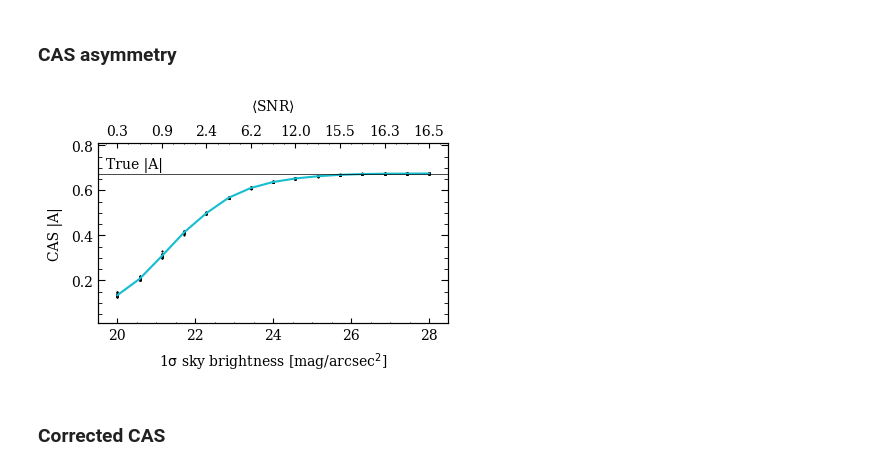
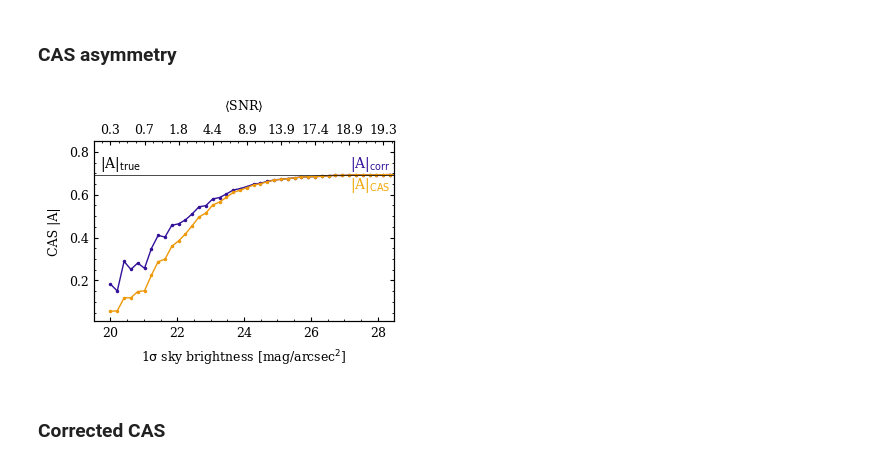
Before and after one commit to astro-nova/asymmetry, a Jupyter notebook: 10 Asymmetry Series - Final.ipynb, the cells around one changed output. Drawn from its saved outputs; the diff is of its cells as text; code cells hidden in the pictures.

Commit message:
asym series plot

```diff
--- a/10 Asymmetry Series - Final.ipynb
+++ b/10 Asymmetry Series - Final.ipynb
@@ -247,9 +247,9 @@ def get_asymmetry_measurements(img_obs, pxscale, ap_frac=1.5):
 # %% [markdown]
 ### Real asymmetry
 # %%
-ap_frac=2
-a_cas_real, _ = get_asymmetry(image_perfect, ap_frac*r_pet/perfect_pxscale, a_type='cas', sky_type='annulus', bg_corr='residual', sky_annulus=[2, 3])
-a_sq_real, xc = get_asymmetry(image_perfect, ap_frac*r_pet/perfect_pxscale, a_type='squared', sky_type='annulus', bg_corr='full', sky_annulus=[2, 3])
+ap_frac=1.5
+a_cas_real, _ = get_asymmetry(image_perfect, ap_frac*r_pet/perfect_pxscale, a_type='cas', sky_type='annulus', bg_corr='residual', sky_annulus=[2.5/ap_frac, 3/ap_frac])
+a_sq_real, xc = get_asymmetry(image_perfect, ap_frac*r_pet/perfect_pxscale, a_type='squared', sky_type='annulus', bg_corr='full', sky_annulus=[2.5/ap_frac, 3/ap_frac])
 
 print(a_cas_real, a_sq_real)
 # %% [output]
@@ -262,7 +262,7 @@ We use the same set-up as for all other tests, but for these test series, only t
 * Generate a galaxy with the perfect pixel scale, no PSF
 * Generate 5 noise iterations each time
 # %%
-sky_mags = np.linspace(20, 28, 15)
+sky_mags = np.linspace(20, 30, 50)
 n_sims = 10
 
 dicts = []
@@ -270,13 +270,13 @@ imgs_snr = []
 
 for mag in tqdm(sky_mags):
     for n in range(n_sims):
-        img_noisy, sky_flux = sky_noise(img_perfect, sky_mag=mag, pixel_scale=perfect_pxscale, rms_noise=True)
+        img_noisy, sky_flux = sky_noise(np.abs(image_psf), sky_mag=mag, pxscale=perfect_pxscale, rms_noise=True)
         out = get_asymmetry_measurements(img_noisy, perfect_pxscale)
 
         # Get SNR/pixel
-        noise_arr = np.sqrt( (img_perfect) + sky_flux**2 )
+        noise_arr = np.sqrt( (image_psf) + sky_flux**2 )
         ap = aperture.CircularAperture(xc, ap_frac*r_pet/perfect_pxscale)
-        snr = ap.do_photometry(img_noisy)[0][0]/ap.do_photometry(noise_arr)[0][0]
+        snr = ap.do_photometry(image_psf/noise_arr)[0][0]/ap.area
 
         out['mag'] = mag
         out['n'] = n
@@ -288,41 +288,45 @@ sky_mags_df = pd.DataFrame(dicts)
 # %% [markdown]
 ### CAS asymmetry
 # %%
-plt.rcParams['font.size'] = 10
-plt.rcParams['xtick.minor.size'] = 1.5
-plt.rcParams['ytick.minor.size'] = 1.5
+# plt.rcParams['font.size'] = 10
+# plt.rcParams['xtick.minor.size'] = 1.5
+# plt.rcParams['ytick.minor.size'] = 1.5
 # %%
-plt.figure(figsize=(3.5,1.8))
+plt.figure(figsize=(3,1.8))
 ax = plt.axes()
 ax_snr = ax.twiny()
 
 # Data points
-ax.scatter(sky_mags_df.mag, sky_mags_df.a_cas, color='k', s=10)
+ax.plot(sky_mags_df.mag, sky_mags_df.a_cas_cor, '.-', color='#319', ms=3, lw=1)
+ax.plot(sky_mags_df.mag, sky_mags_df.a_cas, '.-', color='#EE990A', ms=3, lw=1)
 
 # Median
-qs = sky_mags_df.groupby(by='mag').quantile(q=[0.16, 0.5, 0.84])
-ax.plot(sky_mags, qs.xs(0.5, level=1).a_cas, color='C9')
-ax.fill_between(sky_mags, qs.xs(0.16, level=1).a_cas, qs.xs(0.84, level=1).a_cas, color='C9', alpha=0.2)
+# qs = sky_mags_df.groupby(by='mag').quantile(q=[0.16, 0.5, 0.84])
+# ax.plot(sky_mags, qs.xs(0.5, level=1).a_cas, color='C9')
+# ax.fill_between(sky_mags, qs.xs(0.16, level=1).a_cas, qs.xs(0.84, level=1).a_cas, color='C9', alpha=0.2)
 ax.axhline(a_cas_real, color='k', lw=0.5)
 
 # Annotations
-ax.annotate('True |A|', xy=(19.7, a_cas_real+0.005), size=10, ha='left', va='bottom')
+ax.annotate(r'|A|$_{true}$', xy=(19.7, a_cas_real+0.005), size=10, ha='left', va='bottom')
+ax.annotate(r'|A|$_{corr}$', xy=(28.4, a_cas_real+0.005), size=10, ha='right', va='bottom', color='#319')
+ax.annotate(r'|A|$_{CAS}$', xy=(28.4, a_cas_real-0.005), size=10, ha='right', va='top', color='#eeaa0A')
+
 
 # SNR ticks
-ax_snr.set_xticks(sky_mags[::2])
-ax_snr.set_xticklabels([f'{x:0.1f}' for x in sky_mags_df.snr[::40]])
+ax_snr.set_xticks(sky_mags[::5])
+ax_snr.set_xticklabels([f'{x:0.1f}' for x in sky_mags_df.snr[::5]])
 
 # Limits
 ax.set_xlim(19.51, 28.49)
 ax_snr.set_xlim(19.51, 28.49)
-ax.set_ylim(0.01, 0.81)
+ax.set_ylim(0.01, 0.85)
 ax.set_ylabel('CAS |A|')
 ax.set_xlabel(r'1$\sigma$ sky brightness [mag/arcsec$^2$]')
 ax_snr.set_xlabel(r'$\langle$SNR$\rangle$', labelpad=10)
 
-plt.savefig('figures/paper/cas_a_snr.pdf', bbox_inches='tight')
+plt.savefig('figures/paper/cas_a_snr.pdf', bbox_inches='tight', pad_inches=0)
 # %% [output]
-[figure, old version]
+[figure, new version]
 # %% [markdown]
 ### Corrected CAS
 # %%
```
Also changed, not shown: parts of 8 cells of this notebook.
